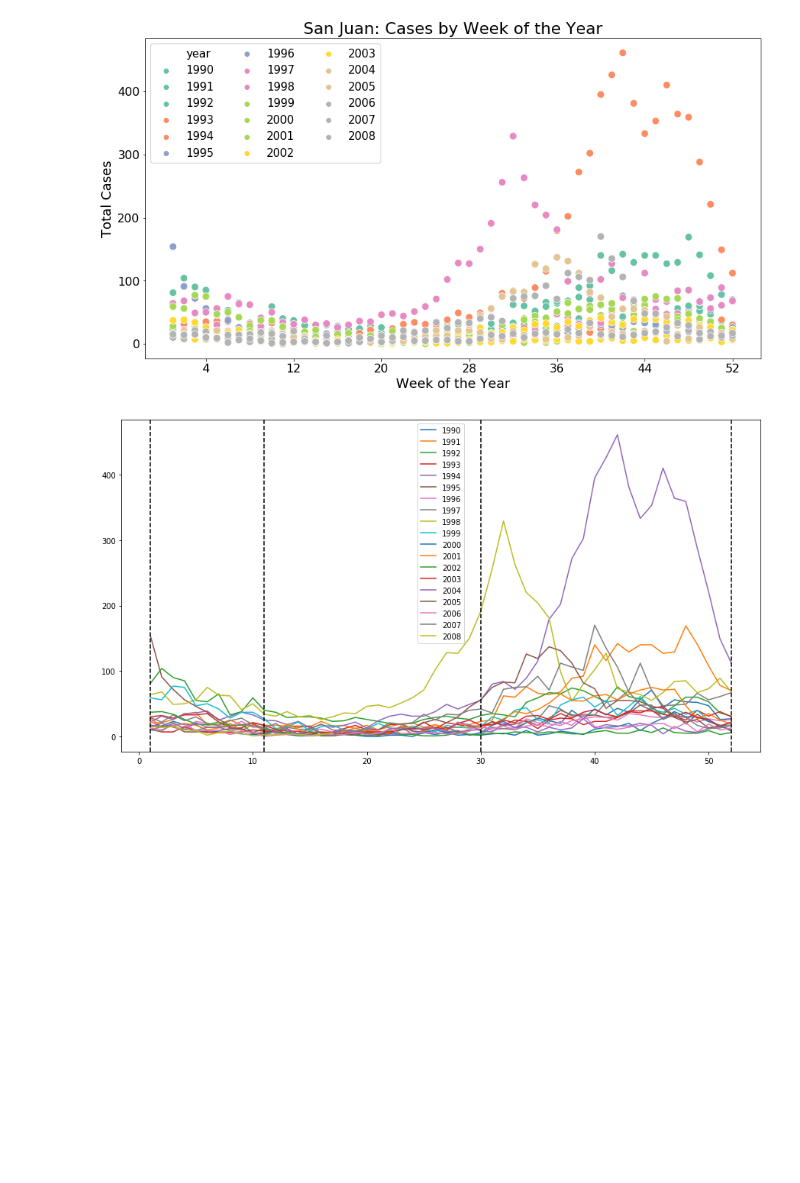
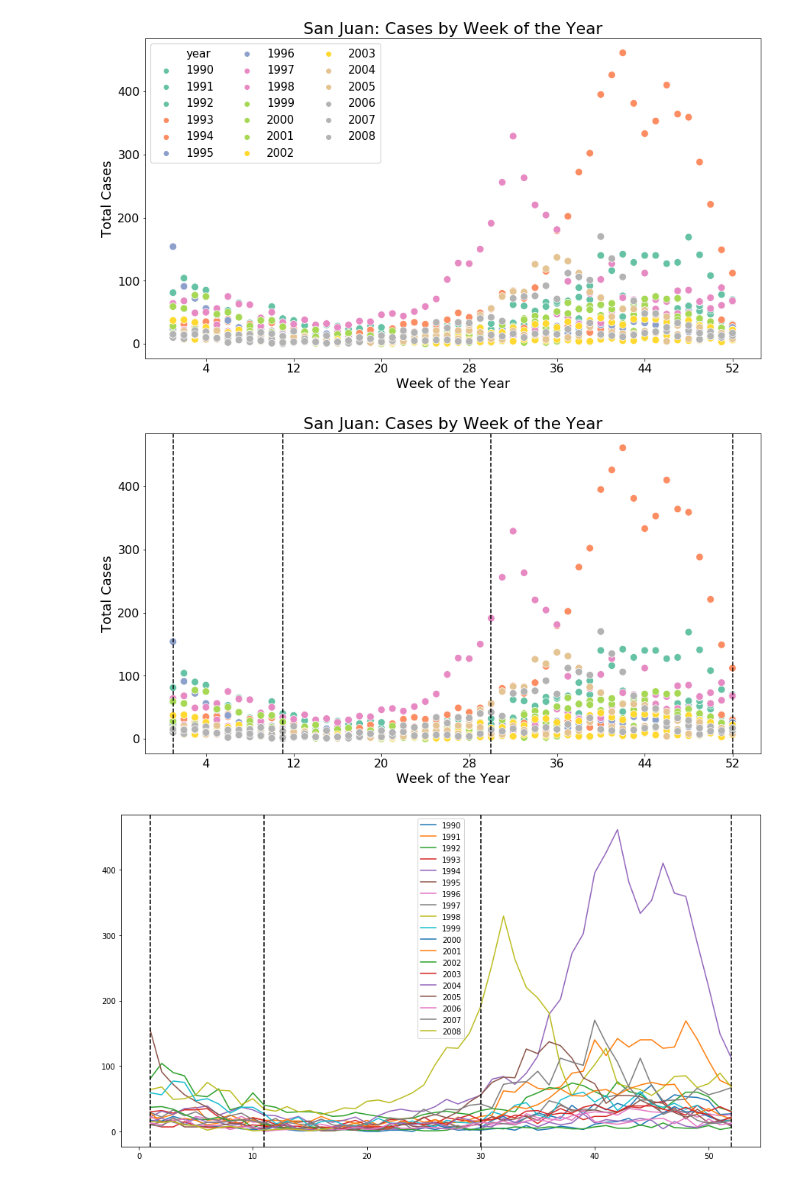
Before and after one commit to conditg/deng-ai, a Jupyter notebook: SJ.ipynb, the cells around one changed output. Cells and saved outputs as stored; diff of their text form; code cells hidden in the pictures; blank space fills up the shorter version.

```diff
--- a/SJ.ipynb
+++ b/SJ.ipynb
@@ -221,6 +225,22 @@ plt.yticks(size=16)
 plt.show()
 # %% [output]
 [figure]
+# %%
+plt.figure(figsize=[15,8])
+plt.title('San Juan: Cases by Week of the Year', size=22)
+sns.scatterplot(x='weekofyear_fixed',y='total_cases', hue='year', s=100,
+                data=sj, palette='Set2',legend=None)
+
+plot_windows = [1,11,30,52]
+for w in plot_windows:
+    plt.axvline(w, linestyle='--',color='black')
+plt.ylabel('Total Cases',size=18)
+plt.xlabel('Week of the Year',size=18)
+plt.xticks([4,12,20,28,36,44,52], size=16)
+plt.yticks(size=16)
+plt.show()
+# %% [output]
+[figure, added]
 # %%
 plt.figure(figsize=[15,8])
 for year in [x for x in sj.year.unique() if x not in []]:
```
Also changed, not shown: parts of 1 cell of this notebook, 3 other files.
